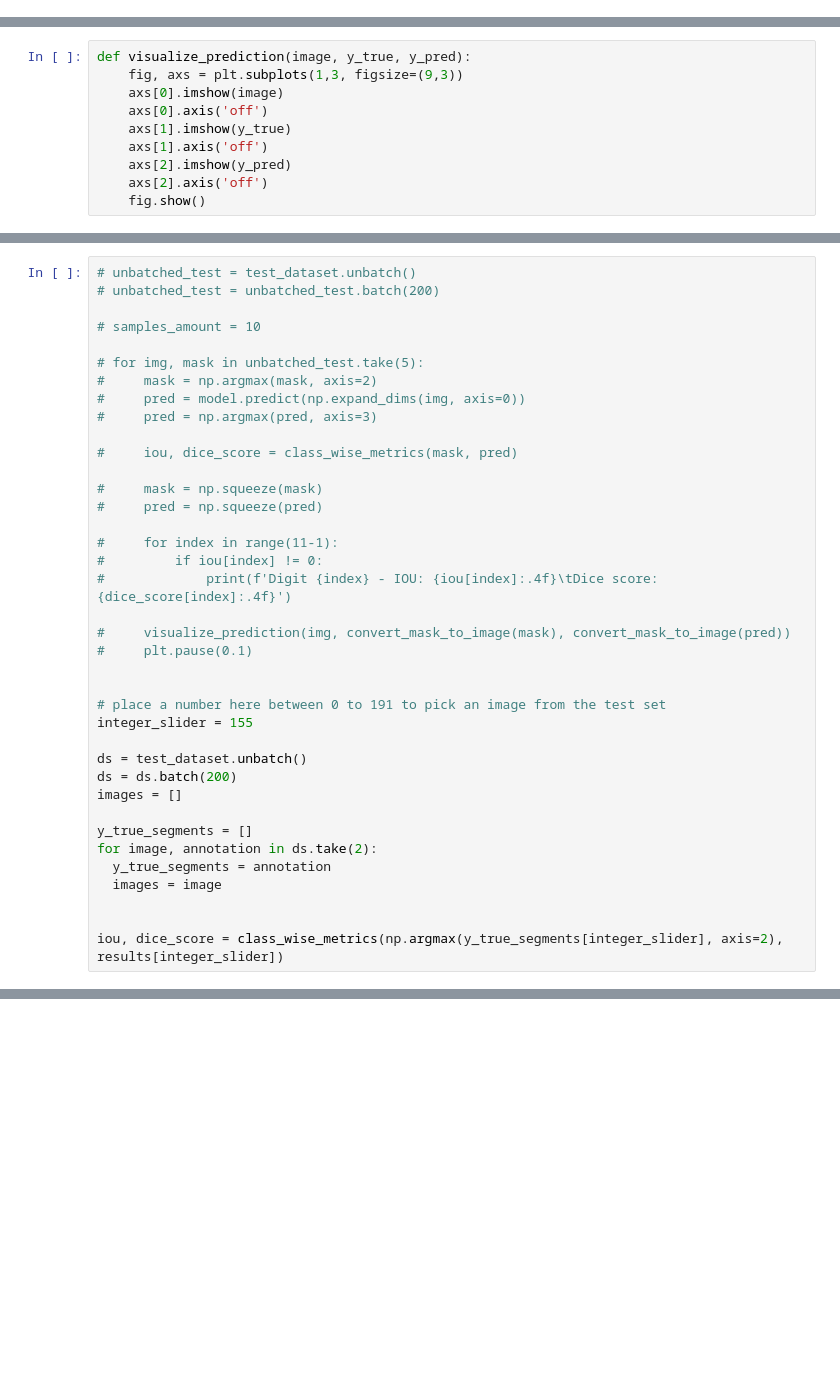
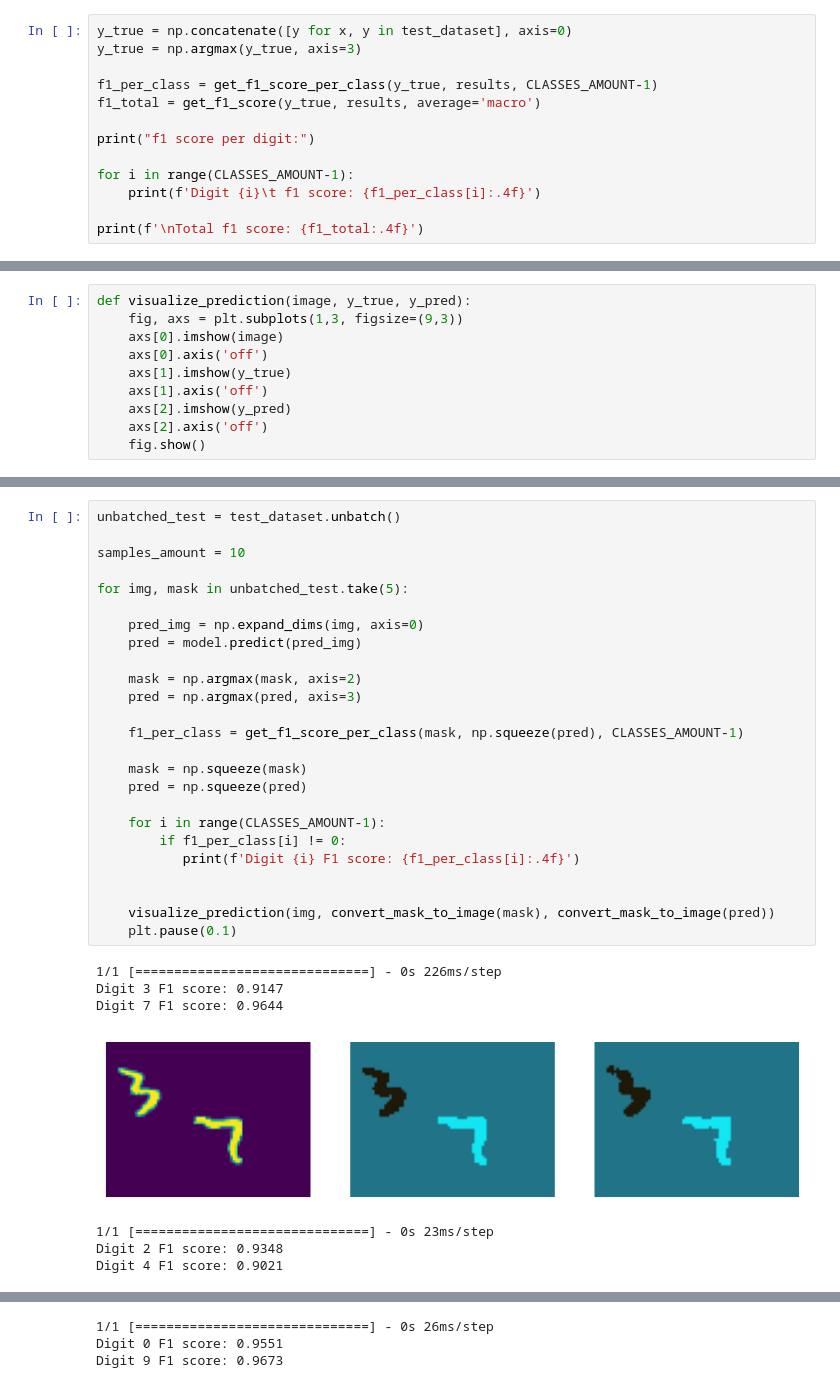
Before and after one commit to ErniW/FCN-image-segmentation, a Jupyter notebook: Image_segmentation_FCN8.ipynb, the cells around one changed output, grey strips where cells are left out. Cells and saved outputs as stored; diff of their text form; blank space fills up the shorter version.

```diff
--- a/Image_segmentation_FCN8.ipynb
+++ b/Image_segmentation_FCN8.ipynb
@@ -391,0 +452,13 @@ print(results[0,:,:])
+# %%
+y_true = np.concatenate([y for x, y in test_dataset], axis=0)
+y_true = np.argmax(y_true, axis=3)
+
+f1_per_class = get_f1_score_per_class(y_true, results, CLASSES_AMOUNT-1)
+f1_total = get_f1_score(y_true, results, average='macro')
+
+print("f1 score per digit:")
+
+for i in range(CLASSES_AMOUNT-1):
+    print(f'Digit {i}\t f1 score: {f1_per_class[i]:.4f}')
+
+print(f'\nTotal f1 score: {f1_total:.4f}')
@@ -425,38 +479,33 @@ def class_wise_metrics(y_true, y_pred):
 # %%
-# unbatched_test = test_dataset.unbatch()
-# unbatched_test = unbatched_test.batch(200)
+unbatched_test = test_dataset.unbatch()
 
-# samples_amount = 10
+samples_amount = 10
 
-# for img, mask in unbatched_test.take(5):
-#     mask = np.argmax(mask, axis=2)
-#     pred = model.predict(np.expand_dims(img, axis=0))
-#     pred = np.argmax(pred, axis=3)
+for img, mask in unbatched_test.take(5):
 
-#     iou, dice_score = class_wise_metrics(mask, pred)
+    pred_img = np.expand_dims(img, axis=0)
+    pred = model.predict(pred_img)
 
-#     mask = np.squeeze(mask)
-#     pred = np.squeeze(pred)
+    mask = np.argmax(mask, axis=2)
+    pred = np.argmax(pred, axis=3)
 
-#     for index in range(11-1):
-#         if iou[index] != 0:
-#             print(f'Digit {index} - IOU: {iou[index]:.4f}\tDice score: {dice_score[index]:.4f}')
+    f1_per_class = get_f1_score_per_class(mask, np.squeeze(pred), CLASSES_AMOUNT-1)
 
-#     visualize_prediction(img, convert_mask_to_image(mask), convert_mask_to_image(pred))
-#     plt.pause(0.1)
+    mask = np.squeeze(mask)
+    pred = np.squeeze(pred)
+
+    for i in range(CLASSES_AMOUNT-1):
+        if f1_per_class[i] != 0:
+           print(f'Digit {i} F1 score: {f1_per_class[i]:.4f}')
 
 
-# place a number here between 0 to 191 to pick an image from the test set
-integer_slider = 155
-
-ds = test_dataset.unbatch()
-ds = ds.batch(200)
-images = []
-
-y_true_segments = []
-for image, annotation in ds.take(2):
-  y_true_segments = annotation
-  images = image
-
-
-iou, dice_score = class_wise_metrics(np.argmax(y_true_segments[integer_slider], axis=2), results[integer_slider])
+    visualize_prediction(img, convert_mask_to_image(mask), convert_mask_to_image(pred))
+    plt.pause(0.1)
+# %% [output]
+1/1 [==============================] - 0s 226ms/step
+Digit 3 F1 score: 0.9147
+Digit 7 F1 score: 0.9644
+[figure, added]
+1/1 [==============================] - 0s 23ms/step
+Digit 2 F1 score: 0.9348
+Digit 4 F1 score: 0.9021
@@ -462,0 +513,3 @@ iou, dice_score = class_wise_metrics(np.argmax(y_true_segments[integer_slider],
+1/1 [==============================] - 0s 26ms/step
+Digit 0 F1 score: 0.9551
+Digit 9 F1 score: 0.9673
```
Also changed, not shown: parts of 27 cells of this notebook.
